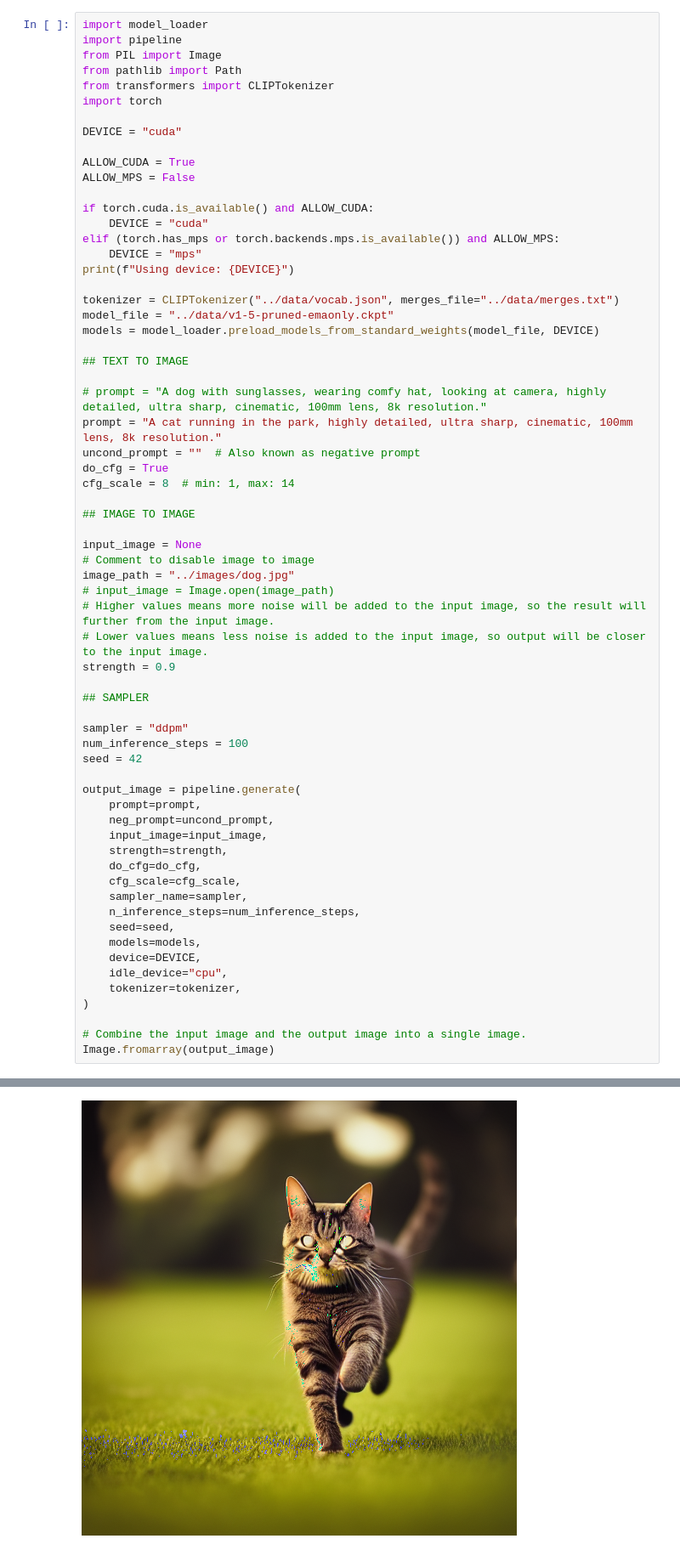
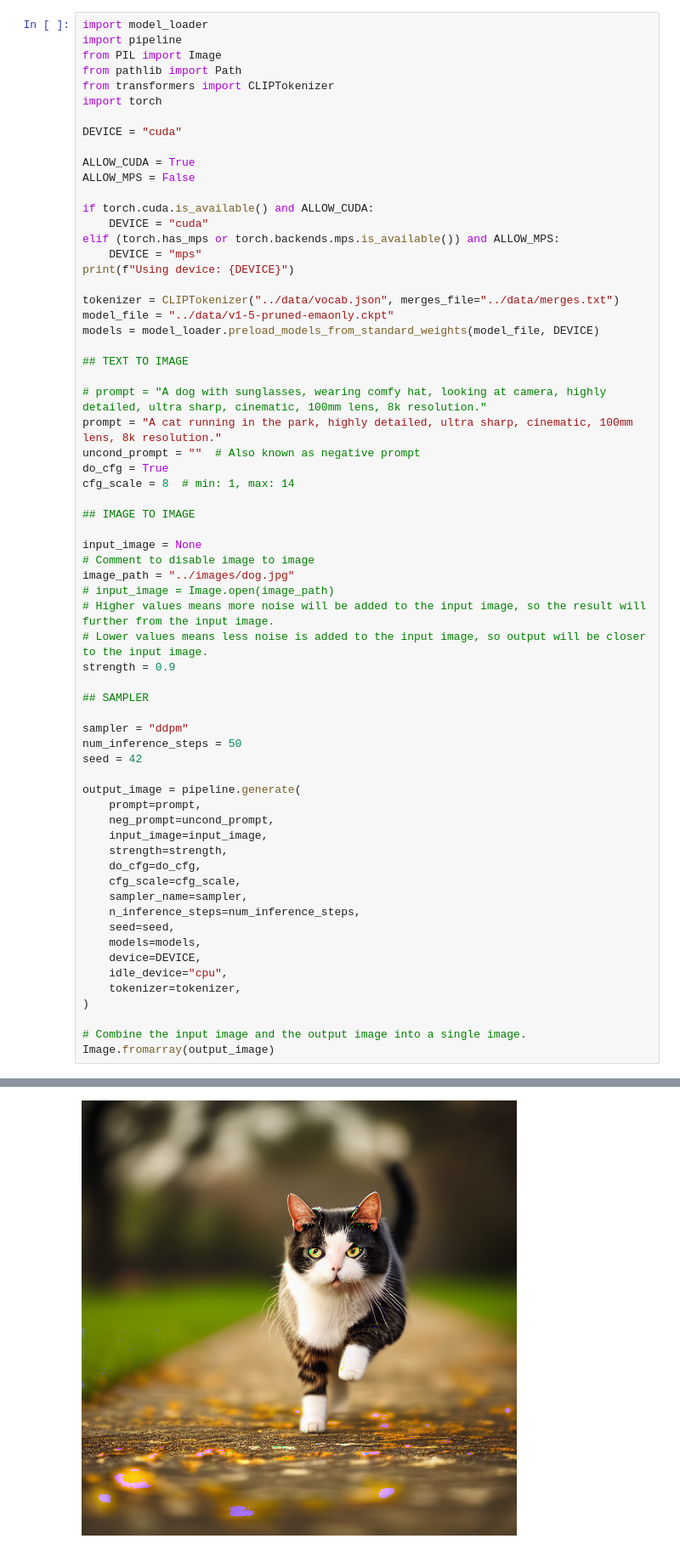
Before and after one commit to SorawitChok/Stable-Diffusion-from-Scratch, a Jupyter notebook: stable_diffusion/demo.ipynb, the cells around one changed output, grey strips where cells are left out. Shown at 85% size. Cells and saved outputs as stored; diff of their text form.

```diff
--- a/stable_diffusion/demo.ipynb
+++ b/stable_diffusion/demo.ipynb
@@ -37,32 +37,32 @@ image_path = "../images/dog.jpg"
 # input_image = Image.open(image_path)
 # Higher values means more noise will be added to the input image, so the result will further from the input image.
 # Lower values means less noise is added to the input image, so output will be closer to the input image.
 strength = 0.9
 
 ## SAMPLER
 
 sampler = "ddpm"
-num_inference_steps = 100
+num_inference_steps = 50
 seed = 42
 
 output_image = pipeline.generate(
     prompt=prompt,
     neg_prompt=uncond_prompt,
     input_image=input_image,
     strength=strength,
     do_cfg=do_cfg,
     cfg_scale=cfg_scale,
     sampler_name=sampler,
     n_inference_steps=num_inference_steps,
     seed=seed,
     models=models,
     device=DEVICE,
     idle_device="cpu",
     tokenizer=tokenizer,
 )
 
 # Combine the input image and the output image into a single image.
 Image.fromarray(output_image)
 # %% [output]
 Using device: cuda
-[figure, old version]
+[figure, new version]
```
Also changed, not shown: 3 other files.
